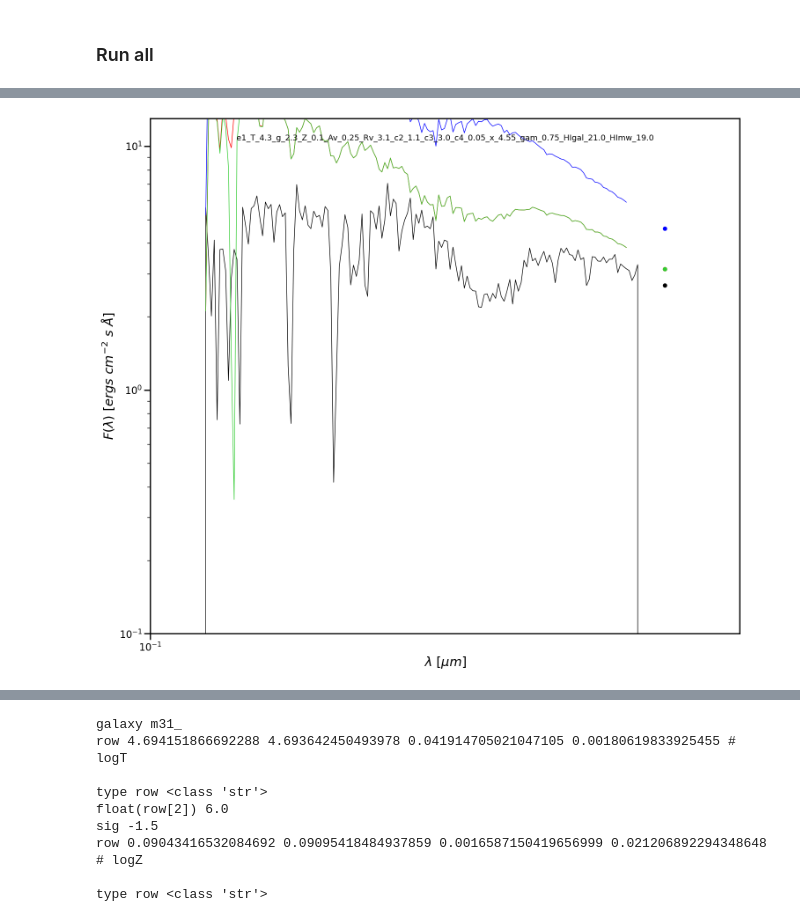
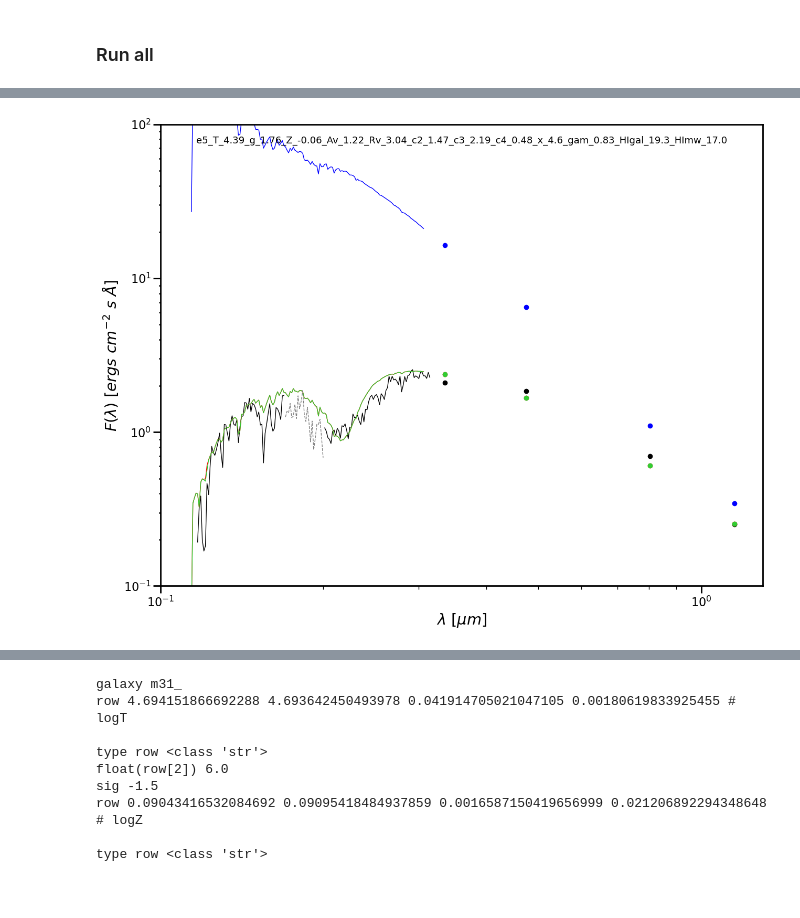
Before and after one commit to petiay/ext-science, a Jupyter notebook: m31_Extinction_with_Models.ipynb, the cells around one changed output, grey strips where cells are left out. Cells and saved outputs as stored; diff of their text form; code cells hidden in the pictures; blank space fills up the shorter version.

```diff
--- a/m31_Extinction_with_Models.ipynb
+++ b/m31_Extinction_with_Models.ipynb
@@ -846,7 +898,9 @@ for i, st in enumerate(m31_list_uvsort): # m31_list_uvsort
         fstarname = f"{starname}.dat"
     starstr = starname.split(gal_str)[1].split("_")[0]
 
-    reddened_star, band_names, data_names, gindxs, excl_fluxes = get_red_star(fstarname, file_path, excl_wls=True)
+    reddened_star, band_names, data_names, gindxs, excl_fluxes, naninds, nan_fluxes = get_red_star(fstarname,
+                                                                                                   file_path,
+                                                                                                   excl_wls=True)
 
     # Remove negative fluxes
     nvals = reddened_star.data["STIS"].fluxes < 0
@@ -856,7 +910,9 @@ for i, st in enumerate(m31_list_uvsort): # m31_list_uvsort
     reddened_star.data["STIS"].rebin_constres(rwaverange, gres)
 
     # Rebin excluded fluxes
-    reddened_star_exc, band_names_exc, data_names_exc, gindxs_exc, excl_fluxes_exc = get_red_star(fstarname, file_path, excl_wls=True)
+    reddened_star_exc, band_names_exc, data_names_exc, gindxs_exc, excl_fluxes_exc, naninds, nan_fluxes = get_red_star(fstarname,
+                                                                                                  file_path,
+                                                                                                  excl_wls=True)
     # reddened_star_exc.data["STIS"].rebin_constres(rwaverange, gres)
 
     # If the entry is in the list's second half, offset by a number near star index
@@ -1145,11 +1220,15 @@ def calc_plot_ext_curve(modinfo,
                         velocity,
                         relband,
                         reddened_star,
+                        gindxs,
+                        excl_fluxes,
+                        reddened_star_a,
                         starname,
                         params,
                         starstr,
                         save_ext_curve,
                         plot_ext_curve,
+                        ex_regions,
                         optstr=''):
     """
     optstr   Plot and/or save ext_curve with optstr in fname to distinguish from nonopt version
@@ -1174,9 +1253,8 @@ def calc_plot_ext_curve(modinfo,
     col_info = {"av": fit_params[3], "rv": fit_params[4]}
 
     if save_ext_curve:
-        print("Saving extinction curve")
         extdata.save("extcurves/" + gal_str + '/' + gal_str + "_" + starstr + "_ext_rb_" + optstr + "_" + str(gres) + "_res.fits", column_info=col_info)
-        print("extinction curve type", extdata.type)
+        # print("extinction curve type", extdata.type)
 
     # =============== PLOT the extinction curve =========================
     if plot_ext_curve:
@@ -1864,4 +1889,7 @@ def save_mcmc_params(starstr, params_best, params_per, pnames_extra):
 ### Run all
 # %%
 # m31_list = ['m31_e6_j004438.71+415553.5', "m31_e22_j004034.61+404326.1"]
-# m31_list = [m31_list[1]]
+print(m31_list)
+m31_list = ['m31_e5_j004431.66+413612.4']
+print(m31_list)
+# ['m31_e2_j004413.84+414903.9', 'm31_e5_j004431.66+413612.4', 'm31_e9_j004511.85+413712.9']
@@ -1872,63 +1903,94 @@ singlevalued = True
 save_ext_curve = True
 plot_ext_curve = True
 
-adjust_spectra = False
-nof275w = True
+adjust_spectra = True
 fourband = False
 
 # If get_uncert is True, it will run the MCMC sampler
 get_uncert = False
-excl_wls = [.17, .2]
+excl_wls = [.17, .195]
 
 if doall:
     for i, s in enumerate(m31_list):
+        print("Star", s)
         starname = m31_list[i]
-        # print("starname", starname)
         starstr = starname.split(gal_str)[1].split("_")[0]
         fstarname = f"{starname}.dat"
 
-        for j in range(len(m31_list)):
-            if ('e22' in m31_list[j]) or ('e6' in m31_list[j]):
-                print("getting models for 4-band photometry")
-                fourband=True
+        if ('e22' in s) or ('e6' in s):
+            print("getting models for 4-band photometry")
+            fourband=True
 
-        # Read in star data, by default 0 fluxes and fluxes in excl_wls are masked
-        reddened_star, band_names, data_names, gindxs, excl_fluxes = get_red_star(fstarname,
+        # Trim beg of spectrum with low flux
+        if ('e9' in s) or ('e5' in s) or ('e2' in s):
+            add_excl = [.113, .117] #.12
+        else:
+            add_excl=False
+        if 'e5' in s:
+            excl_wls = [.17, .2]
+
+        # Do not rebin: need to check excluded WL around 0.317um
+        reddened_star_t, band_names_t, data_names_t, gindxs_t, excl_fluxes_t, naninds_t, nan_fluxes_t = get_red_star(fstarname,
+                                                                                  file_path,
+                                                                                                                      rebin=False,
+                                                                                  excl_wls=excl_wls,
+                                                                                  fourband=fourband,
+                                                                                  nof275w=nof275w,
+                                                                                  excl_zero=True,
+                                                                                  add_excl=add_excl)
+
+        # Read in star data with all fluxes; Do not exclude fluxes
+        reddened_star_a, band_names_a, data_names_a, gindxs, excl_fluxes, naninds_a, nan_fluxes_a = get_red_star(fstarname,
                                                                                   file_path,
                                                                                   excl_wls=False,
                                                                                   fourband=fourband,
-                                                                                  nof275w=nof275w)
+                                                                                  nof275w=nof275w,
+                                                                                  excl_zero=False,
+                                                                                  add_excl=add_excl)
+
+        # Read in star data by excluding flux=0 and fluxes in excl_wls
+        reddened_star, band_names, data_names, gindxs, excl_fluxes, naninds, nan_fluxes = get_red_star(fstarname,
+                                                                                  file_path,
+                                                                                  excl_wls=excl_wls,
+                                                                                  fourband=fourband,
+                                                                                  nof275w=nof275w,
+                                                                                  excl_zero=True,
+                                                                                  add_excl=add_excl)
+
         # Remove negative fluxes
         nvals = reddened_star.data["STIS"].fluxes < 0
         reddened_star.data["STIS"].npts[nvals] = 0
 
-        # Rebin spectra
-        reddened_star.data["STIS"].rebin_constres(rwaverange, gres)
-
-        # Remove F275W
-        reddened_star.data["STIS"].rebin_constres(rwaverange, gres)
+        if 'e2' in s:
+            adjust_spectra = False
+        else:
+            adjust_spectra = True
 
         # Adjust spectra
         if adjust_spectra:
             spec_adj = spec_corr(galaxy, starstr)
             reddened_star.data["STIS"].fluxes = (reddened_star.data["STIS"].fluxes.value * spec_adj) * (u.erg / ((u.cm ** 2) * u.s * u.angstrom))
+            reddened_star_a.data["STIS"].fluxes = (reddened_star_a.data["STIS"].fluxes.value * spec_adj) * (u.erg / ((u.cm ** 2) * u.s * u.angstrom))
 
-        # Set up parameter ranges, mostly relevant if testing initial values
+        # Set up parameter ranges; Relevant if testing initial values
         initial_grid, logtgrid, logggrid, logzgrid, \
         avgrid, rvgrid, \
         c2grid, c3grid, c4grid, \
         x0grid, gammagrid, \
         hi_galgrid, hi_mwgrid = setup_param_ranges(starname, starstr, small_vary=False)
 
-
         # 1. Plot model with initial guess
         # 2. Then plot model with improvement from optimizer
         # 3. (Separate step to get uncertainties) Then plot model with improvement from MCMC sampler
 
         do_calc(reddened_star,
+                gindxs,
+                excl_fluxes,
+                reddened_star_a,
                 initial_grid,
                 singlevalued,
                 get_uncert,
                 save_ext_curve,
-                plot_ext_curve)
+                plot_ext_curve,
+                add_excl)
 # %% [output]
@@ -1976 +2007 @@ Fig params are log(T)=4.176091267027159, log(g)=2.3129162727851824, Av=0.2749446
-[figure, old version]
+[figure, new version]
```
Also changed, not shown: parts of 32 cells of this notebook.
